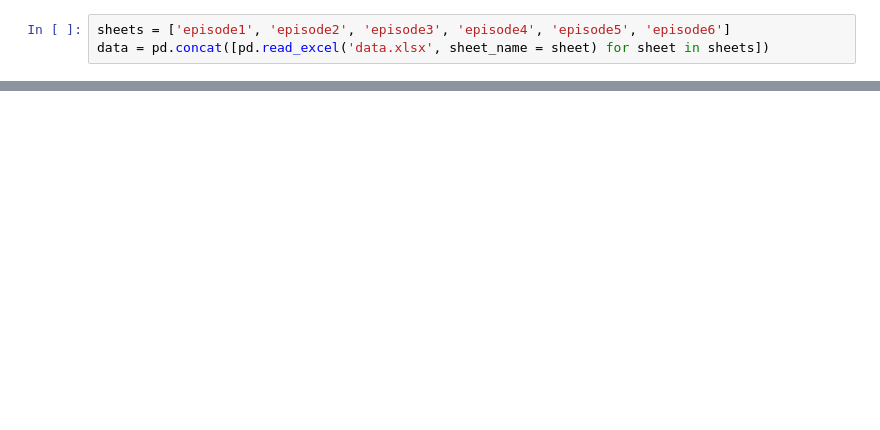
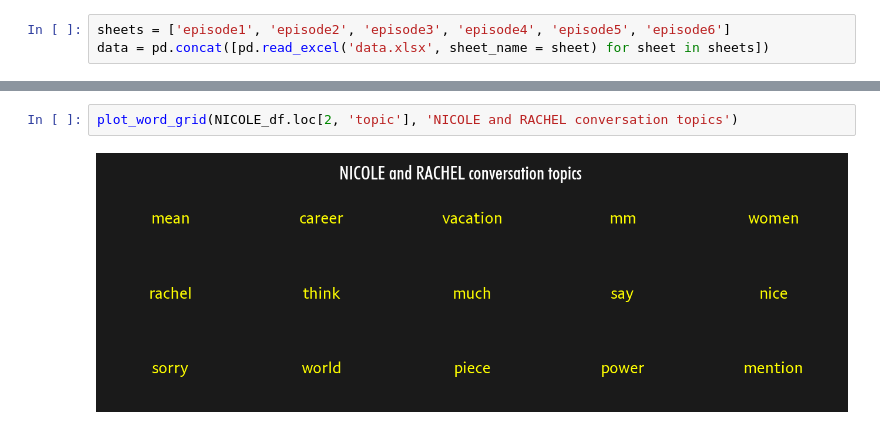
Before and after one commit to jorammutenge/IS527-Project, a Jupyter notebook: 3_topics.ipynb, the cells around one changed output, grey strips where cells are left out. Cells and saved outputs as stored; diff of their text form; blank space fills up the shorter version.

```diff
--- a/3_topics.ipynb
+++ b/3_topics.ipynb
@@ -103,0 +171,4 @@ TANYA_df
+# %%
+plot_word_grid(NICOLE_df.loc[2, 'topic'], 'NICOLE and RACHEL conversation topics')
+# %% [output]
+[figure, added]
```
Also changed, not shown: parts of 33 cells of this notebook, 3 other files.
